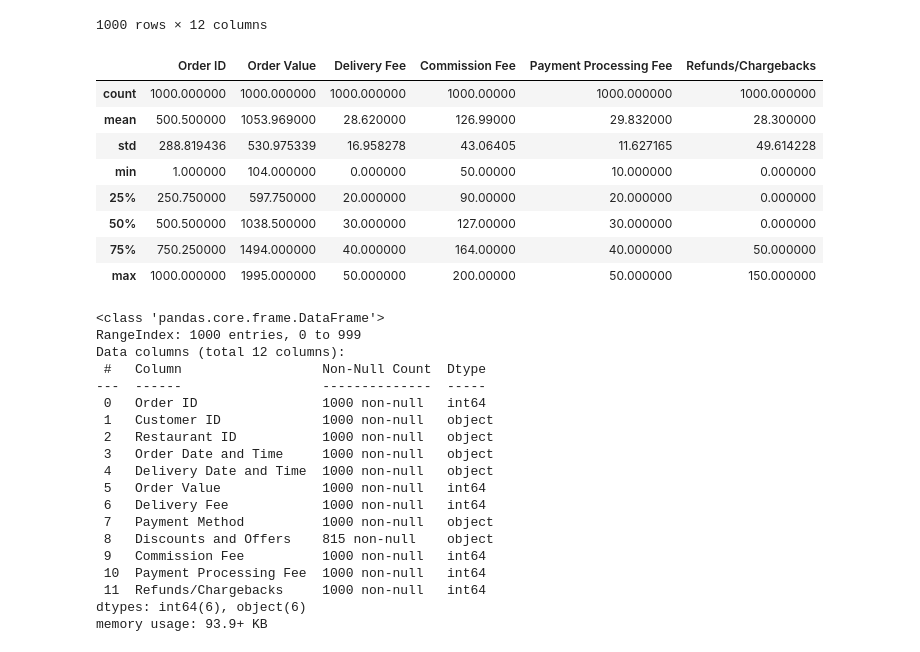
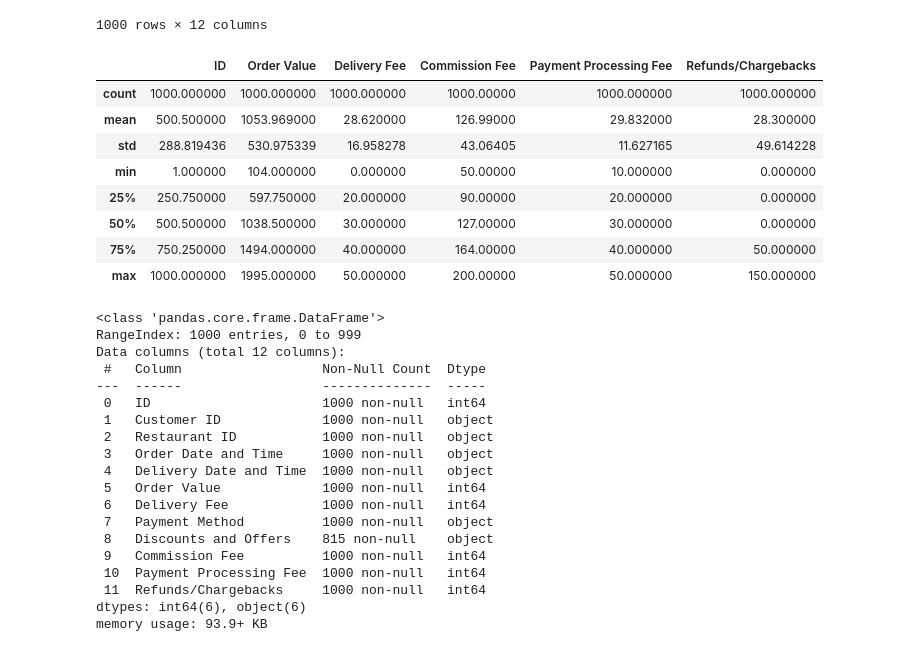
Before and after one commit to Sumit-Agnihotri/PANDAS_COURSE, a Jupyter notebook: PANDAS.ipynb, the cells around one changed output. Cells and saved outputs as stored; diff of their text form; code cells hidden in the pictures.

```diff
--- a/PANDAS.ipynb
+++ b/PANDAS.ipynb
@@ -176,7 +176,8 @@ df2.fillna(0) # fill missing values with 0
 | 999 | 1000 | C4335 | R2890 | 2024-01-08 14:46:43 | 2024-01-08 15:39:43 | 1657 | ... |
 1000 rows × 12 columns
 # %%
-df.rename(columns={"Order ID": "ID"}) # rename columns
+df2.rename(columns={"Order ID": "ID"}, inplace=True) # rename columns
+df2
 # %% [output]
 |  | ID | Customer ID | Restaurant ID | Order Date and Time | Delivery Date and Time | Order Value | ... |
 | 0 | 1 | C8270 | R2924 | 2024-02-01 01:11:52 | 2024-02-01 02:39:52 | 1914 | ... |
@@ -192,9 +193,9 @@ df.rename(columns={"Order ID": "ID"}) # rename columns
 | 999 | 1000 | C4335 | R2890 | 2024-01-08 14:46:43 | 2024-01-08 15:39:43 | 1657 | ... |
 1000 rows × 12 columns
 # %%
-df.describe() # summary statistics
+df2.describe() # summary statistics
 # %% [output]
-|  | Order ID | Order Value | Delivery Fee | Commission Fee | Payment Processing Fee | Refunds/Chargebacks |
+|  | ID | Order Value | Delivery Fee | Commission Fee | Payment Processing Fee | Refunds/Chargebacks |
 | count | 1000.000000 | 1000.000000 | 1000.000000 | 1000.00000 | 1000.000000 | 1000.000000 |
 | mean | 500.500000 | 1053.969000 | 28.620000 | 126.99000 | 29.832000 | 28.300000 |
 | std | 288.819436 | 530.975339 | 16.958278 | 43.06405 | 11.627165 | 49.614228 |
@@ -204,14 +205,14 @@ df.describe() # summary statistics
 | 75% | 750.250000 | 1494.000000 | 40.000000 | 164.00000 | 40.000000 | 50.000000 |
 | max | 1000.000000 | 1995.000000 | 50.000000 | 200.00000 | 50.000000 | 150.000000 |
 # %%
-df.info() # information about the data
+df2.info() # information about the data
 # %% [output]
 <class 'pandas.core.frame.DataFrame'>
 RangeIndex: 1000 entries, 0 to 999
 Data columns (total 12 columns):
  #   Column                  Non-Null Count  Dtype
 ---  ------                  --------------  -----
- 0   Order ID                1000 non-null   int64
+ 0   ID                      1000 non-null   int64
  1   Customer ID             1000 non-null   object
  2   Restaurant ID           1000 non-null   object
  3   Order Date and Time     1000 non-null   object
```
Also changed, not shown: parts of 2 cells of this notebook, 1 other file.
